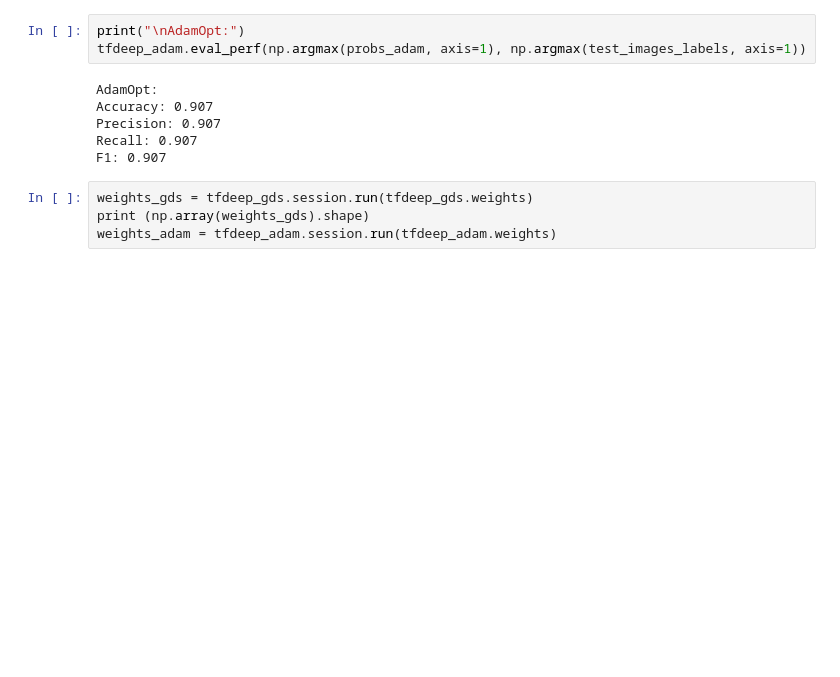
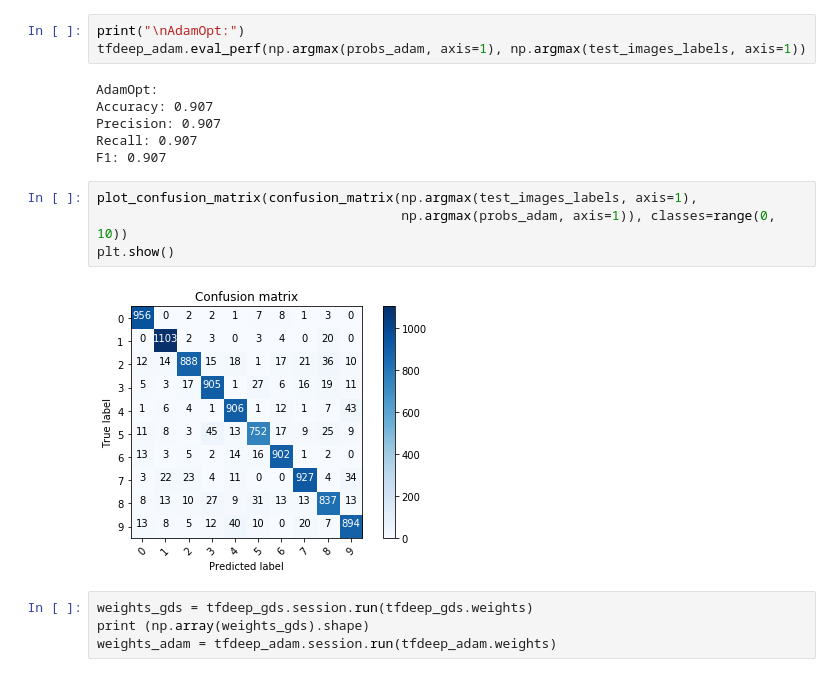
Before and after one commit to dreyus95/DL_labs, a Jupyter notebook: DL_1_lab/mnist_shootout.ipynb, the cells around one changed output. Drawn from its saved outputs; the diff is of its cells as text; blank space fills up the shorter version.

```diff
--- a/DL_1_lab/mnist_shootout.ipynb
+++ b/DL_1_lab/mnist_shootout.ipynb
@@ -341,6 +385,12 @@ Accuracy: 0.907
 Precision: 0.907
 Recall: 0.907
 F1: 0.907
+# %%
+plot_confusion_matrix(confusion_matrix(np.argmax(test_images_labels, axis=1),
+                                       np.argmax(probs_adam, axis=1)), classes=range(0, 10))
+plt.show()
+# %% [output]
+[figure, added]
 # %%
 weights_gds = tfdeep_gds.session.run(tfdeep_gds.weights)
 print (np.array(weights_gds).shape)
```
Also changed, not shown: parts of 21 cells of this notebook, 21 other files.
